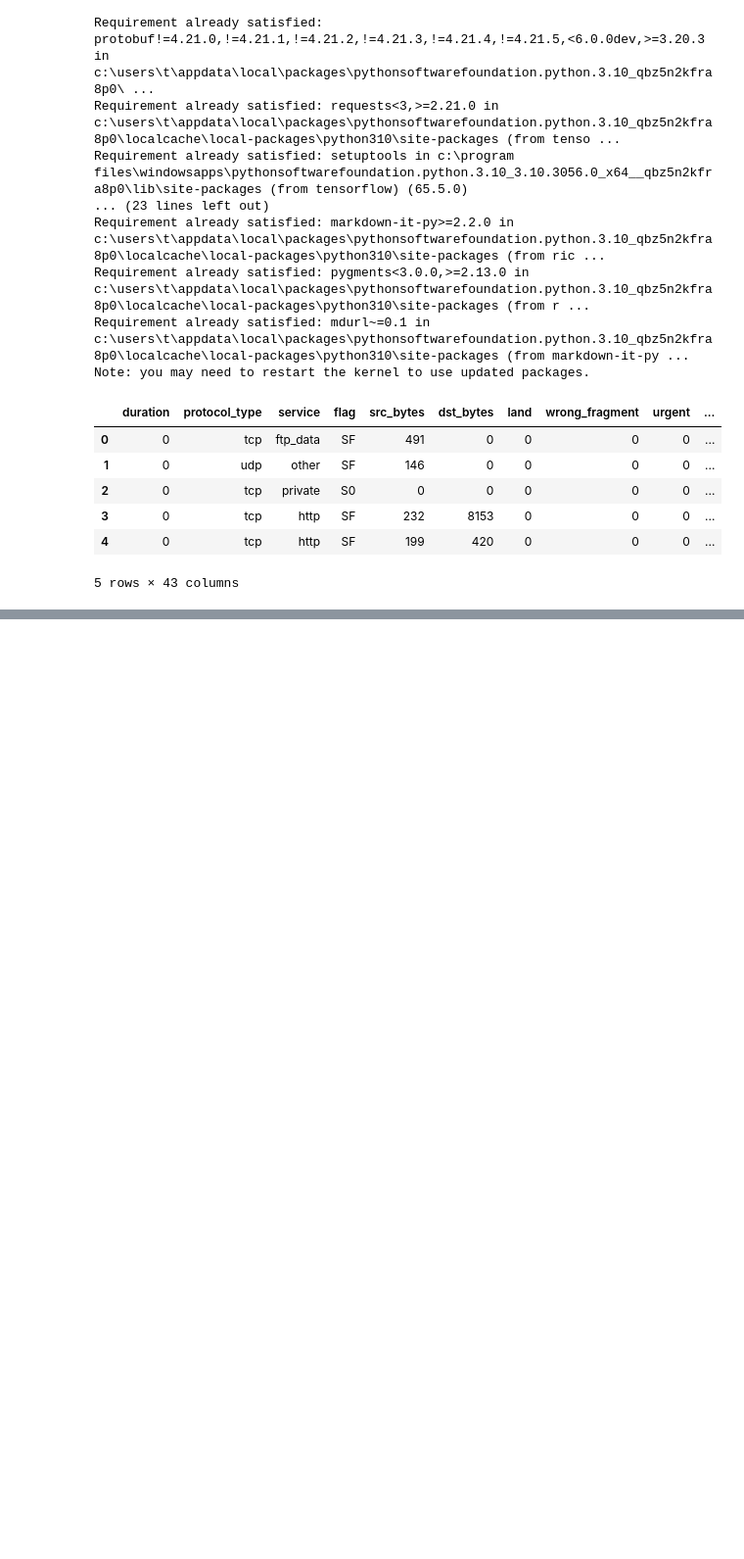
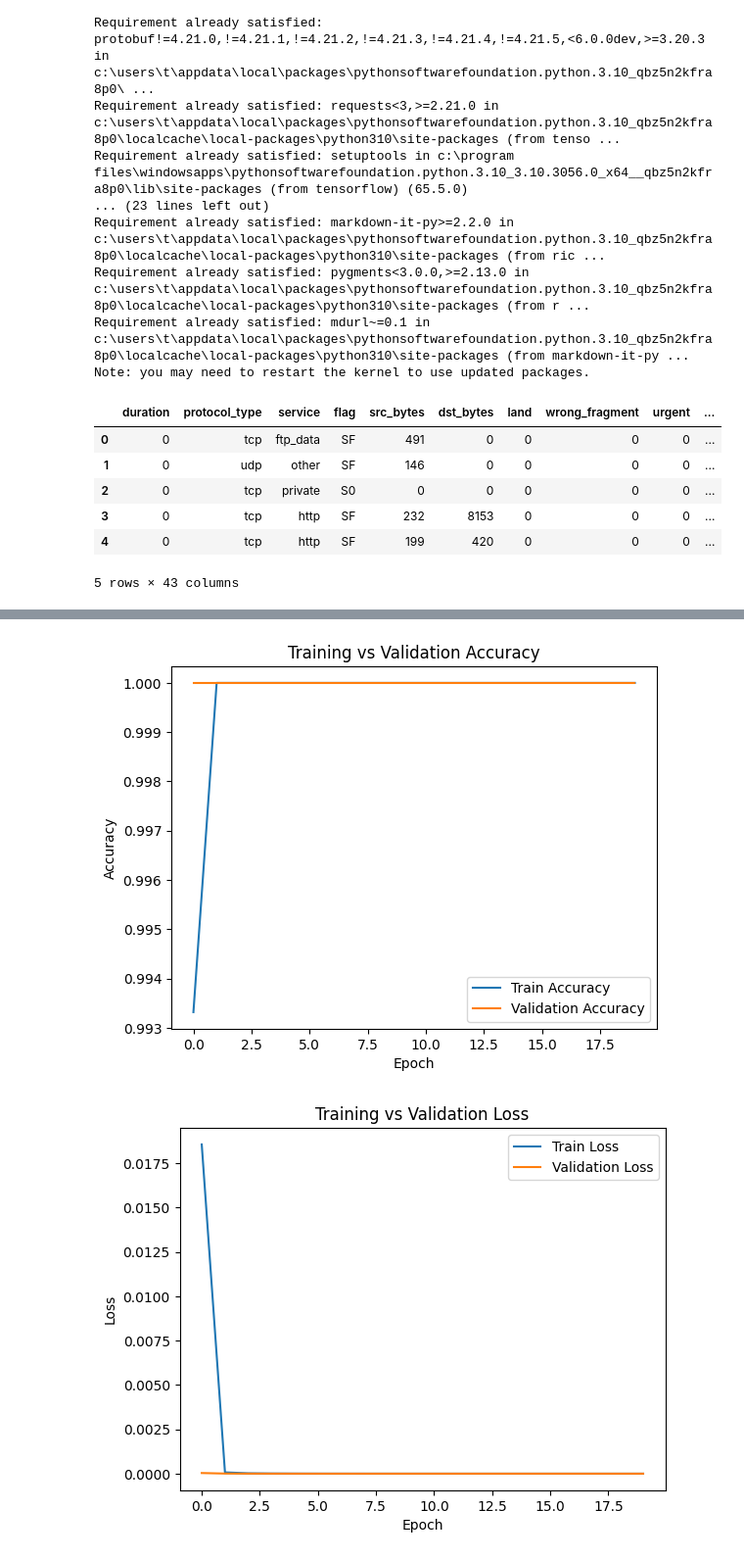
Before and after one commit to Revan895/Neural-Network-IDS, a Jupyter notebook: Neural Network-Based IDS.ipynb, the cells around one changed output, grey strips where cells are left out. Shown: that part at 98% size. Cells and saved outputs as stored; diff of their text form; code cells hidden in the pictures; blank space fills up the shorter version.

```diff
--- a/Neural Network-Based IDS.ipynb
+++ b/Neural Network-Based IDS.ipynb
@@ -59,10 +59,27 @@ df_train.head()
 | 4 | 0 | tcp | http | SF | 199 | 420 | 0 | 0 | 0 | ... |
 5 rows × 43 columns
 # %%
+df_full = pd.concat([df_train, df_test], ignore_index=True)
 for col in ['protocol_type', 'service', 'flag']:
     le = LabelEncoder()
-    df_train[col] = le.fit_transform(df_train[col])
-    df_test[col] = le.fit_transform(df_test[col])
+    df_full[col] = le.fit_transform(df_full[col])
 
-df_train['label'] = df_train['label'].apply(lambda x: 0 if x == 'normal' else 1)
-df_test['label'] = df_test['label'].apply(lambda x: 0 if x == 'normal' else 1)
+df_full['label'] = df_full['label'].apply(lambda x: 0 if x == 'normal' else 1)
+# %%
+X = df_full.drop('label', axis=1)
+y = df_full['label']
+
+scaler = StandardScaler()
+X_scaled = scaler.fit_transform(X)
+
+X_train, X_test, y_train, y_test = train_test_split( X_scaled, y, test_size=0.2, random_state=42)
+# %%
+model = Sequential()
+model.add(Dense(64, input_dim=X_train.shape[1], activation='relu'))
+model.add(Dropout(0.3))
+model.add(Dense(32, activation='relu'))
+model.add(Dense(1, activation='sigmoid'))
+
+model.compile(loss='binary_crossentropy', optimizer='adam', metrics=['accuracy'])
+
+history = model.fit(X_train, y_train, epochs=20, batch_size=128, validation_data=(X_test, y_test))
@@ -68,0 +125,19 @@ df_test['label'] = df_test['label'].apply(lambda x: 0 if x == 'normal' else 1)
+# %%
+plt.plot(history.history['accuracy'], label='Train Accuracy')
+plt.plot(history.history['val_accuracy'], label='Validation Accuracy')
+plt.xlabel('Epoch')
+plt.ylabel('Accuracy')
+plt.title('Training vs Validation Accuracy')
+plt.legend()
+plt.show()
+
+plt.plot(history.history['loss'], label='Train Loss')
+plt.plot(history.history['val_loss'], label='Validation Loss')
+plt.xlabel('Epoch')
+plt.ylabel('Loss')
+plt.title('Training vs Validation Loss')
+plt.legend()
+plt.show()
+# %% [output]
+[figure, added]
+[figure, added]
```
Also changed, not shown: parts of 2 cells of this notebook.
